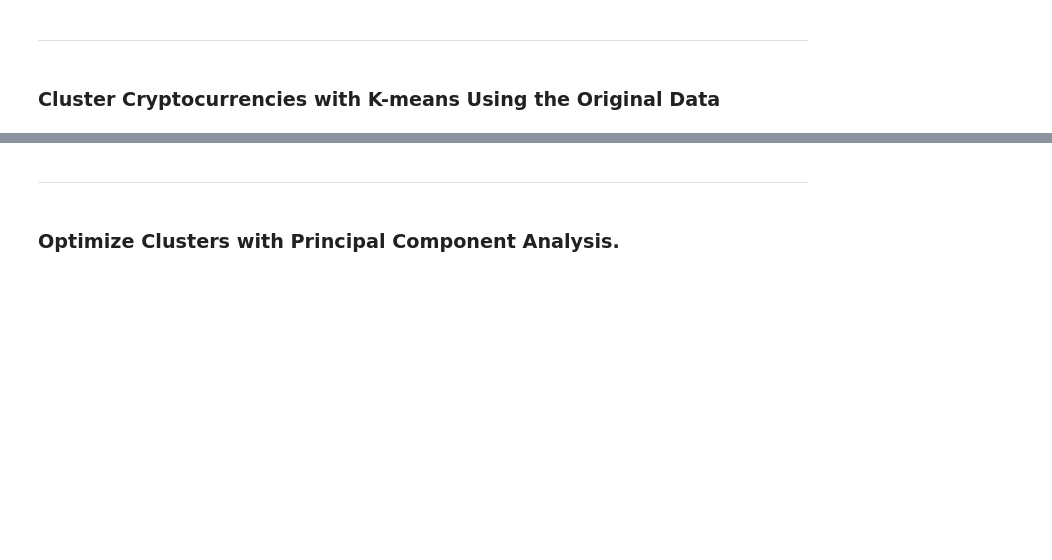
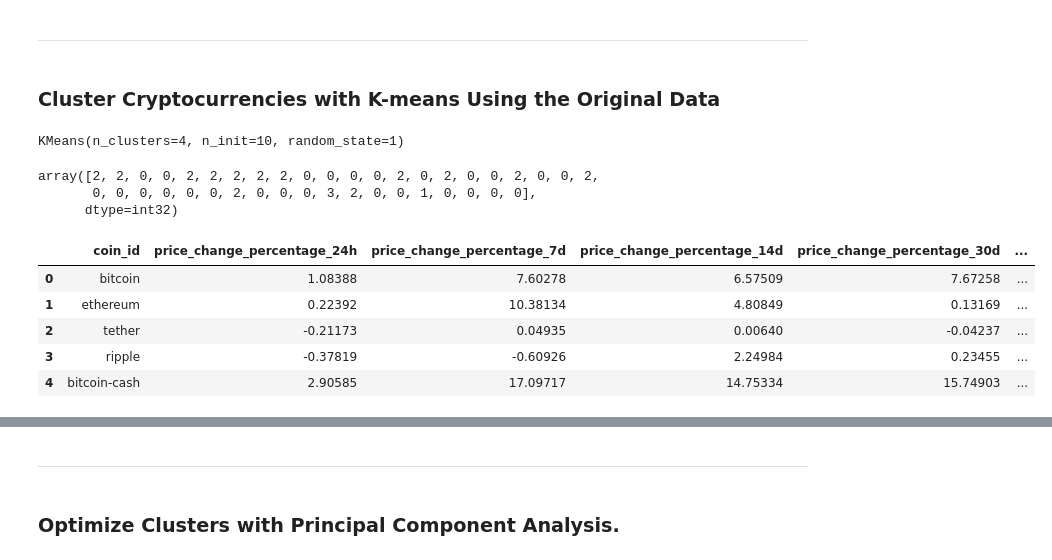
Before and after one commit to tsbarr/CryptoClustering, a Jupyter notebook: Crypto_Clustering.ipynb, the cells around one changed output, grey strips where cells are left out. Saved outputs shown, nothing was run; the diff lists cells and outputs as text; code cells hidden in the pictures; blank space fills up the shorter version.

Commit message:
perform kmeans clustering analysis

```diff
--- a/Crypto_Clustering.ipynb
+++ b/Crypto_Clustering.ipynb
@@ -102,20 +128,39 @@ df.hvplot.line(
 ### Cluster Cryptocurrencies with K-means Using the Original Data
 # %%
 # Initialize the K-Means model using the best value for k
+model = KMeans(n_clusters=4, random_state=1, n_init=10)
 # %%
 # Fit the K-Means model using the scaled data
+model.fit(df_scaled)
+# %% [output]
+KMeans(n_clusters=4, n_init=10, random_state=1)
 # %%
 # Predict the clusters to group the cryptocurrencies using the scaled data
-
+predicted_cluster = model.predict(df_scaled)
 
 # Print the resulting array of cluster values.
+predicted_cluster
+# %% [output]
+array([2, 2, 0, 0, 2, 2, 2, 2, 2, 0, 0, 0, 0, 2, 0, 2, 0, 0, 2, 0, 0, 2,
+       0, 0, 0, 0, 0, 0, 2, 0, 0, 0, 3, 2, 0, 0, 1, 0, 0, 0, 0],
+      dtype=int32)
 # %%
 # Create a copy of the DataFrame
+df_predictions = df.copy()
 # %%
 # Add a new column to the DataFrame with the predicted clusters
-
-
+df_predictions['cluster'] = predicted_cluster
+# reset index to set coin_id as a regular column and displya it in plot
+df_predictions.reset_index(drop=False, inplace=True)
 # Display sample data
+df_predictions.head()
+# %% [output]
+|  | coin_id | price_change_percentage_24h | price_change_percentage_7d | price_change_percentage_14d | price_change_percentage_30d | ... |
+| 0 | bitcoin | 1.08388 | 7.60278 | 6.57509 | 7.67258 | ... |
+| 1 | ethereum | 0.22392 | 10.38134 | 4.80849 | 0.13169 | ... |
+| 2 | tether | -0.21173 | 0.04935 | 0.00640 | -0.04237 | ... |
+| 3 | ripple | -0.37819 | -0.60926 | 2.24984 | 0.23455 | ... |
+| 4 | bitcoin-cash | 2.90585 | 17.09717 | 14.75334 | 15.74903 | ... |
 # %%
 # Create a scatter plot using hvPlot by setting
 # `x="price_change_percentage_24h"` and `y="price_change_percentage_7d"`.
```
Also changed, not shown: parts of 10 cells of this notebook.
